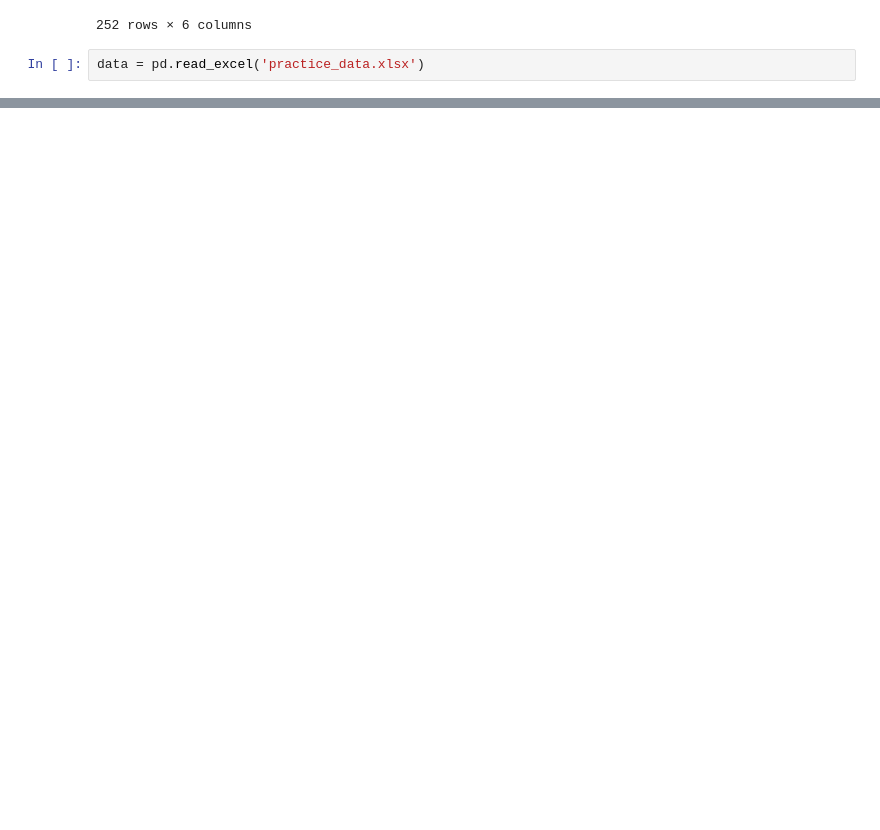
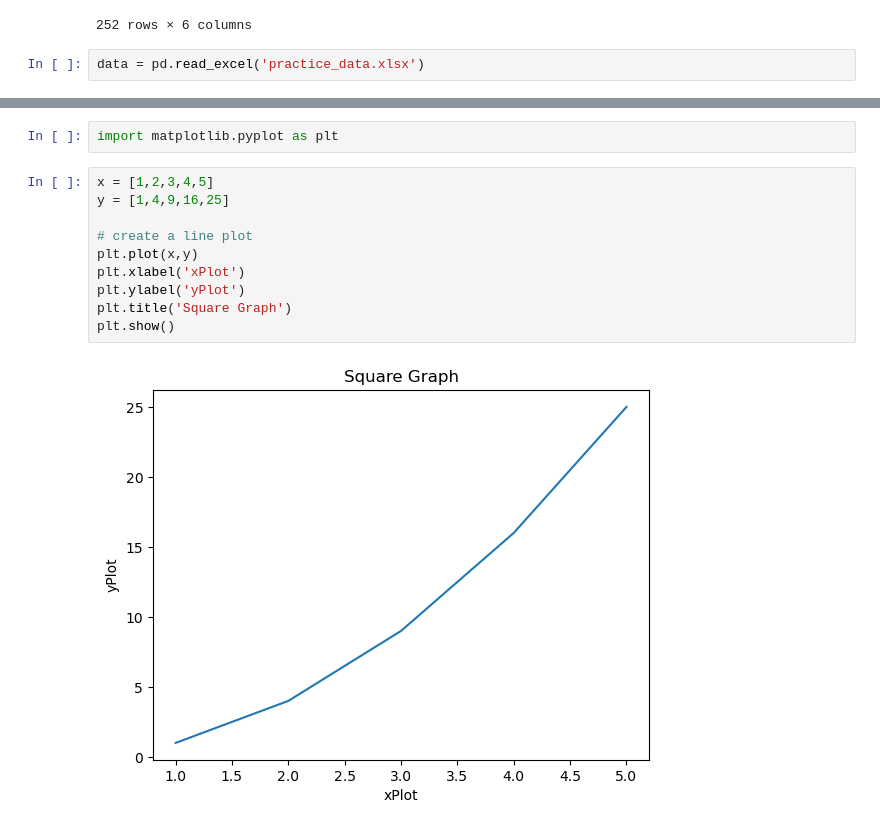
Before and after one commit to awais4212/Data-Science-Basics, a Jupyter notebook: Data Analysis/DataAnalysis.ipynb, the cells around one changed output, grey strips where cells are left out. Saved outputs shown, nothing was run; the diff lists cells and outputs as text; blank space fills up the shorter version.

Commit message:
Added Data Visualisation Examples and New Data Files

```diff
--- a/Data Analysis/DataAnalysis.ipynb
+++ b/Data Analysis/DataAnalysis.ipynb
@@ -730,0 +701,14 @@ pd.read_pickle('data')
+# %%
+import matplotlib.pyplot as plt
+# %%
+x = [1,2,3,4,5]
+y = [1,4,9,16,25]
+
+# create a line plot
+plt.plot(x,y)
+plt.xlabel('xPlot')
+plt.ylabel('yPlot')
+plt.title('Square Graph')
+plt.show()
+# %% [output]
+[figure, added]
```
Also changed, not shown: parts of 22 cells of this notebook, 2 other files.
